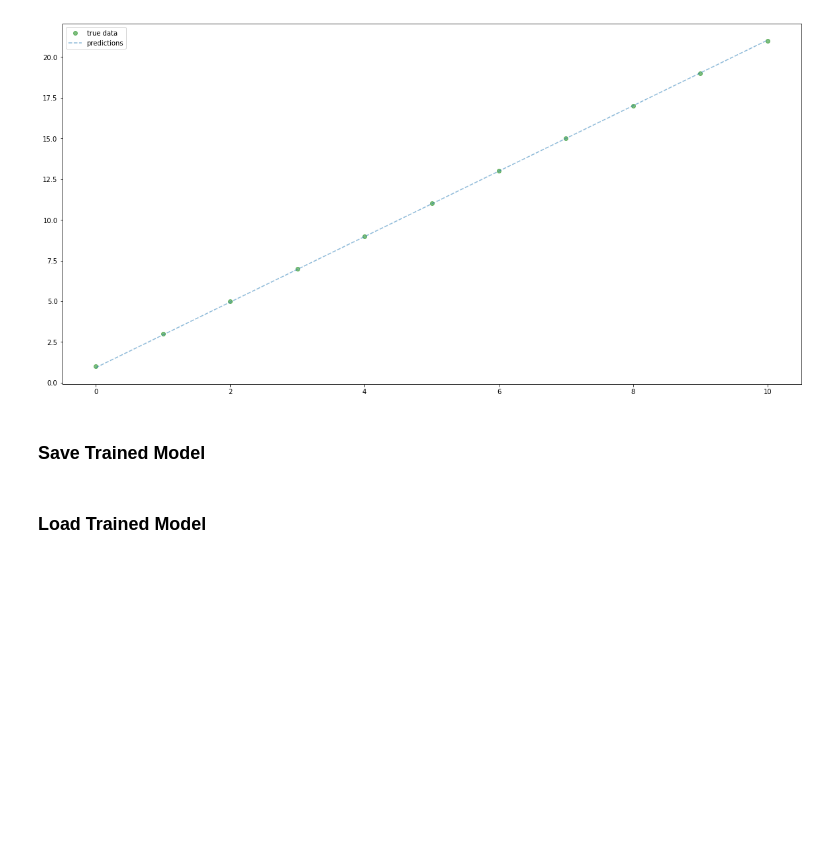
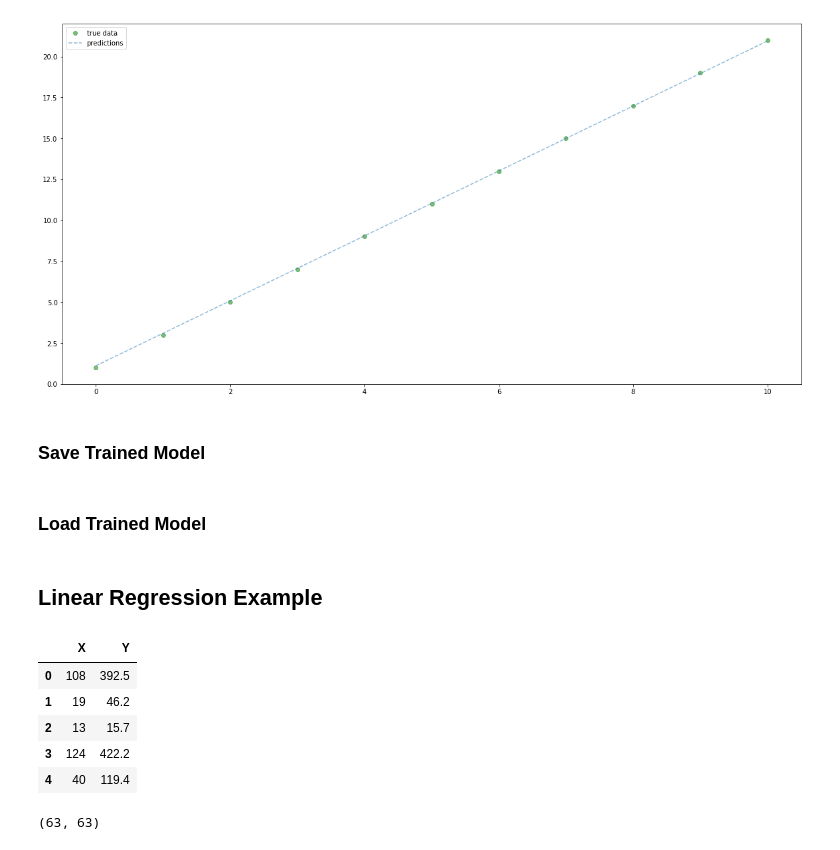
Before and after one commit to anujdutt9/PyTorch-DeepLearning, a Jupyter notebook: Linear-Regression.ipynb, the cells around one changed output. Saved outputs shown, nothing was run; the diff lists cells and outputs as text; code cells hidden in the pictures; blank space fills up the shorter version.

```diff
--- a/Linear-Regression.ipynb
+++ b/Linear-Regression.ipynb
@@ -210,3 +210,5 @@ load_model = False
 
 if load_model is True:
     model.load_state_dict(torch.load('./saved_models/linear_regression.pkl'))
+# %% [markdown]
+## Linear Regression Example
@@ -212,0 +218,11 @@ if load_model is True:
+# %%
+# Load Sample Dataset
+df = pd.read_csv('./dataset/Insurance-dataset.csv')
+df.head()
+# %% [output]
+|  | X | Y |
+| 0 | 108 | 392.5 |
+| 1 | 19 | 46.2 |
+| 2 | 13 | 15.7 |
+| 3 | 124 | 422.2 |
+| 4 | 40 | 119.4 |
@@ -212,0 +235,4 @@ if load_model is True:
+# %%
+X.size, y.size
+# %% [output]
+(63, 63)
```
Also changed, not shown: parts of 28 cells of this notebook.
